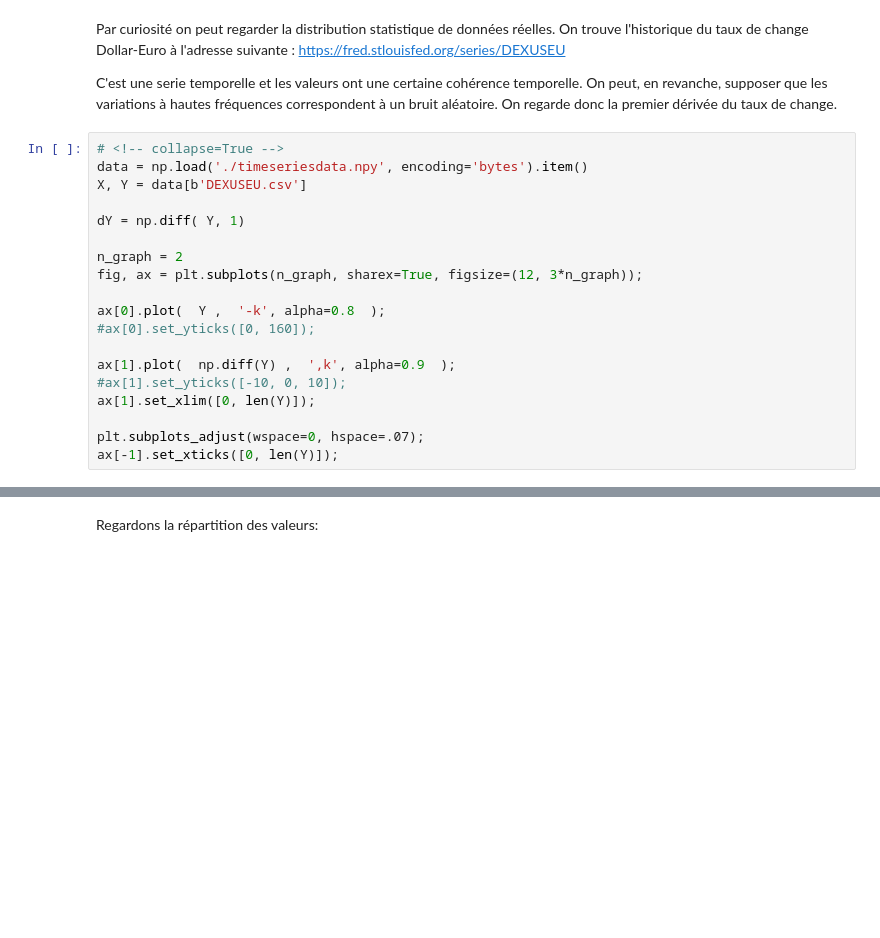
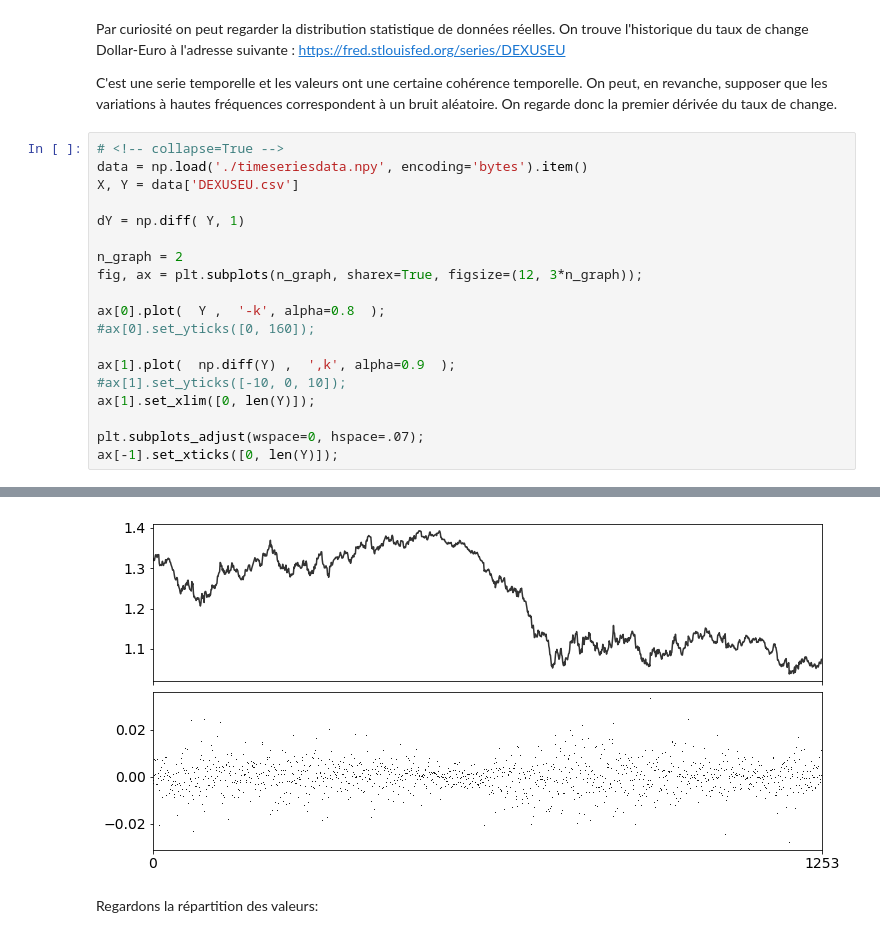
Before and after one commit to xdze2/xdze2.github.io-src, a Jupyter notebook: content/statistiques/normalite.ipynb, the cells around one changed output, grey strips where cells are left out. Drawn from its saved outputs; the diff is of its cells as text; blank space fills up the shorter version.

Commit message:
add image paranormal

```diff
--- a/content/statistiques/normalite.ipynb
+++ b/content/statistiques/normalite.ipynb
@@ -279,7 +279,7 @@ C'est une serie temporelle et les valeurs ont une certaine cohérence temporelle
 # %%
 # <!-- collapse=True -->
 data = np.load('./timeseriesdata.npy', encoding='bytes').item()
-X, Y = data[b'DEXUSEU.csv']
+X, Y = data['DEXUSEU.csv']
 
 dY = np.diff( Y, 1)
 
@@ -300,3 +299,4 @@ ax[-1].set_xticks([0, len(Y)]);
+[figure, added]
 # %% [markdown]
 Regardons la répartition des valeurs:
 # %%
```
Also changed, not shown: parts of 19 cells of this notebook, 4 other files.
